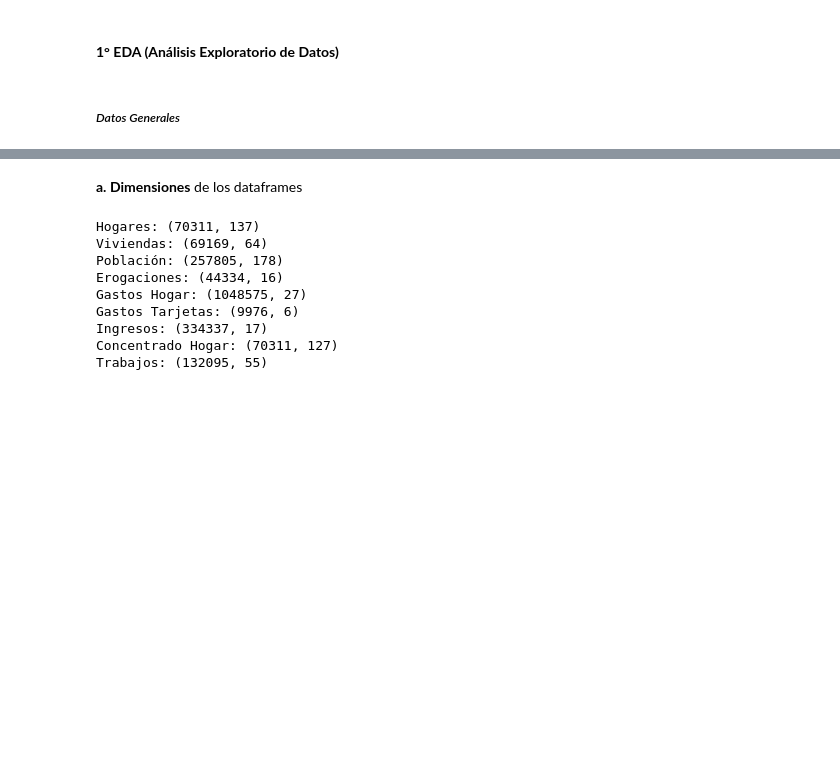
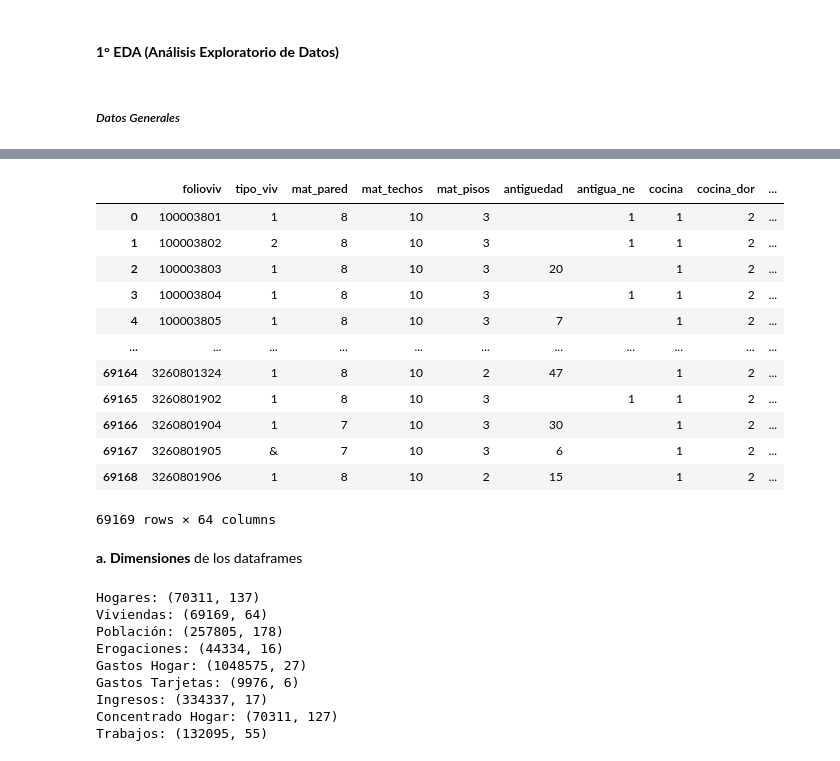
Before and after one commit to darmasrmez/ENIGH-project, a Jupyter notebook: EDA-CLEAN-ENIGH.ipynb, the cells around one changed output, grey strips where cells are left out. Saved outputs shown, nothing was run; the diff lists cells and outputs as text; code cells hidden in the pictures; blank space fills up the shorter version.

```diff
--- a/EDA-CLEAN-ENIGH.ipynb
+++ b/EDA-CLEAN-ENIGH.ipynb
@@ -59,3 +75,19 @@ trabajos = pd.read_csv('datasets-ENIGH/conjunto_de_datos_trabajos_enigh_2016_ns/
+# %%
+viviendas
+# %% [output]
+|  | folioviv | tipo_viv | mat_pared | mat_techos | mat_pisos | antiguedad | antigua_ne | cocina | cocina_dor | ... |
+| 0 | 100003801 | 1 | 8 | 10 | 3 |  | 1 | 1 | 2 | ... |
+| 1 | 100003802 | 2 | 8 | 10 | 3 |  | 1 | 1 | 2 | ... |
+| 2 | 100003803 | 1 | 8 | 10 | 3 | 20 |  | 1 | 2 | ... |
+| 3 | 100003804 | 1 | 8 | 10 | 3 |  | 1 | 1 | 2 | ... |
+| 4 | 100003805 | 1 | 8 | 10 | 3 | 7 |  | 1 | 2 | ... |
+| ... | ... | ... | ... | ... | ... | ... | ... | ... | ... | ... |
+| 69164 | 3260801324 | 1 | 8 | 10 | 2 | 47 |  | 1 | 2 | ... |
+| 69165 | 3260801902 | 1 | 8 | 10 | 3 |  | 1 | 1 | 2 | ... |
+| 69166 | 3260801904 | 1 | 7 | 10 | 3 | 30 |  | 1 | 2 | ... |
+| 69167 | 3260801905 | & | 7 | 10 | 3 | 6 |  | 1 | 2 | ... |
+| 69168 | 3260801906 | 1 | 8 | 10 | 2 | 15 |  | 1 | 2 | ... |
+69169 rows × 64 columns
 # %% [markdown]
 **a.** **Dimensiones** de los dataframes
 # %%
```
Also changed, not shown: parts of 1 cell of this notebook.
